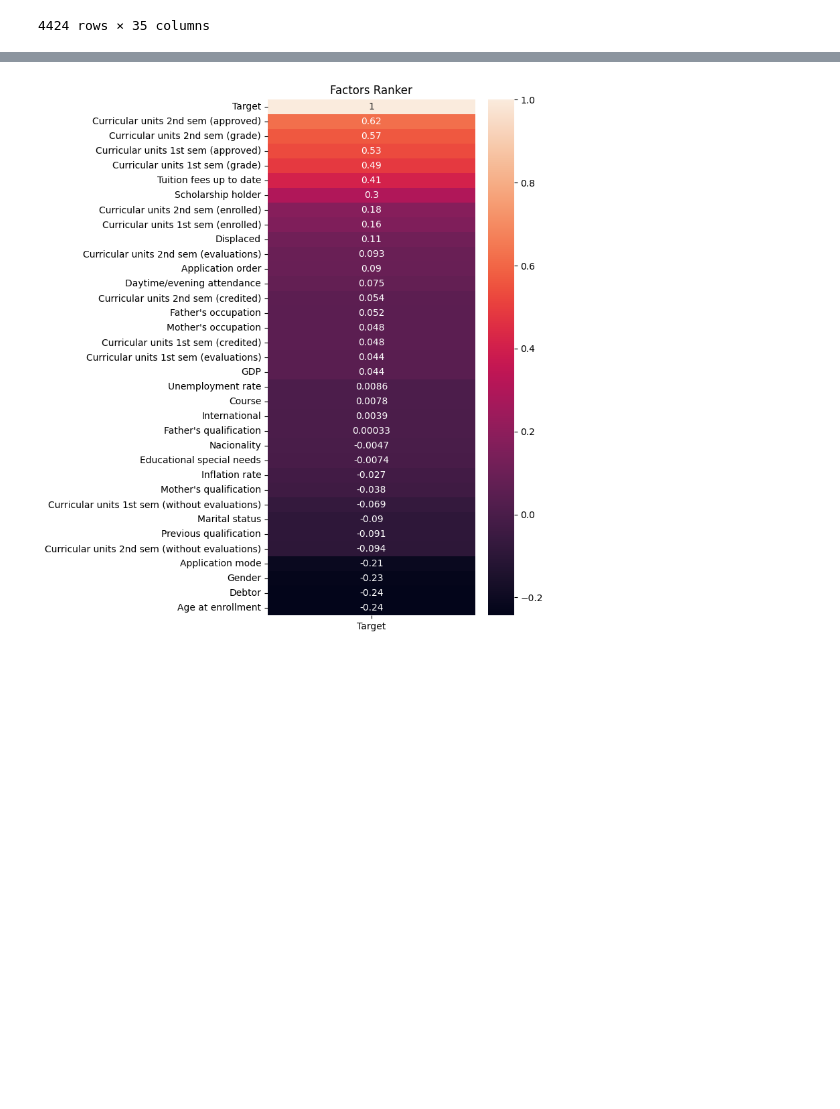
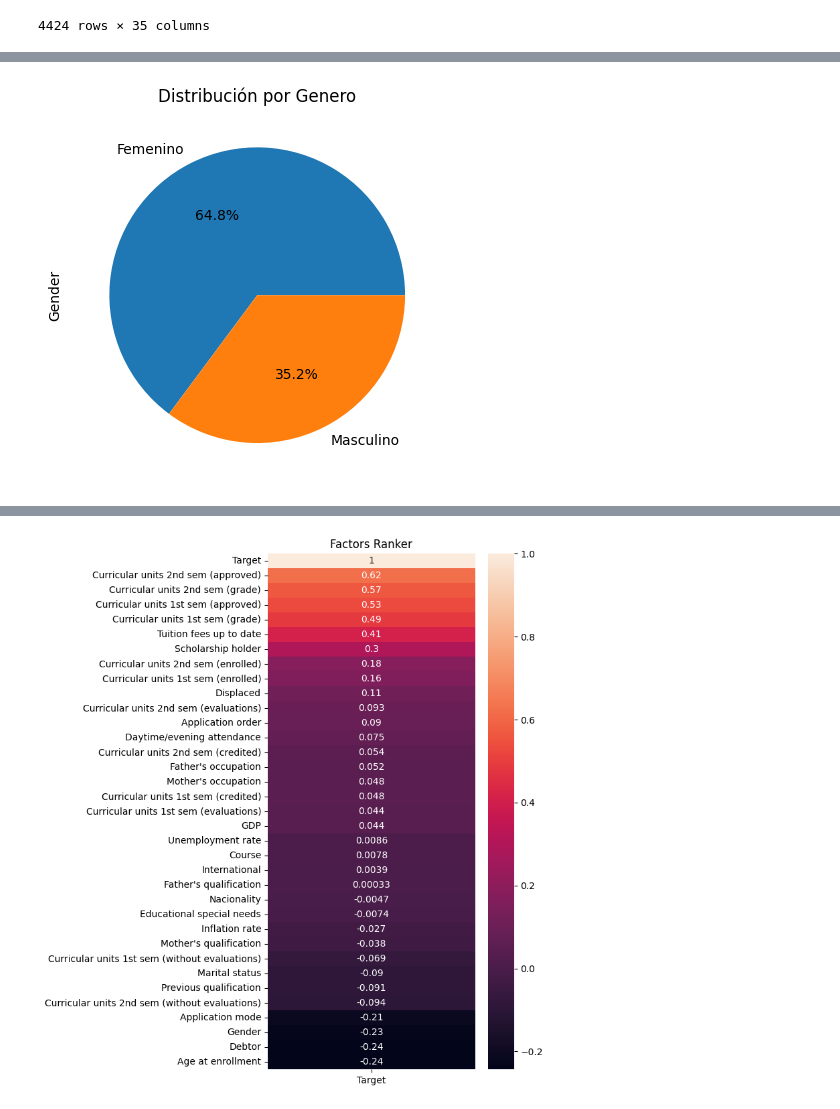
Before and after one commit to MartinJaureguy/Dropout-Prediction-Model, a Jupyter notebook: notebook/notebook.ipynb, the cells around one changed output, grey strips where cells are left out. Cells and saved outputs as stored; diff of their text form; code cells hidden in the pictures; blank space fills up the shorter version.

```diff
--- a/notebook/notebook.ipynb
+++ b/notebook/notebook.ipynb
@@ -59,0 +66,6 @@ dtype: int64
+# %%
+df["Gender"].value_counts().plot(kind='pie',autopct='%1.1f%%',labels=["Femenino", "Masculino"])
+plt.title("Distribución por Genero")
+plt.show()
+# %% [output]
+[figure, added]
```
Also changed, not shown: parts of 3 cells of this notebook.
